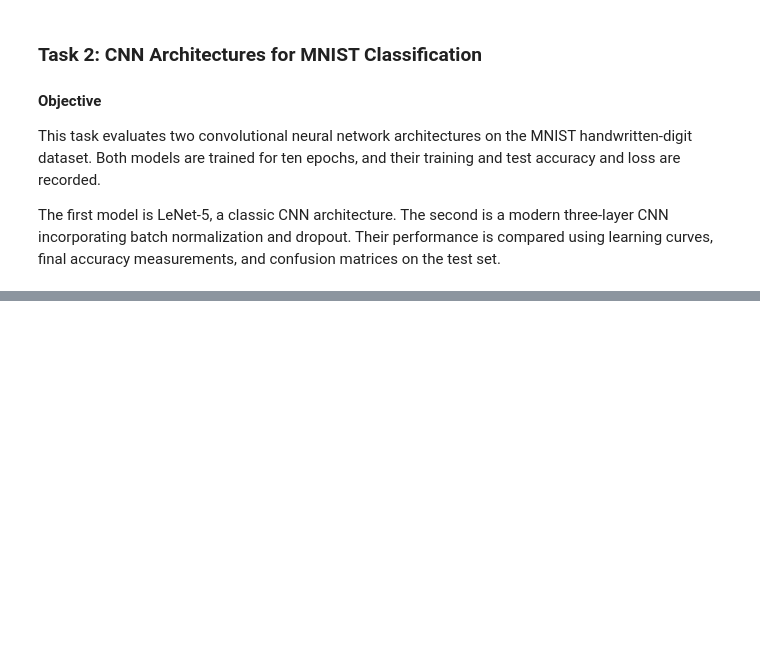
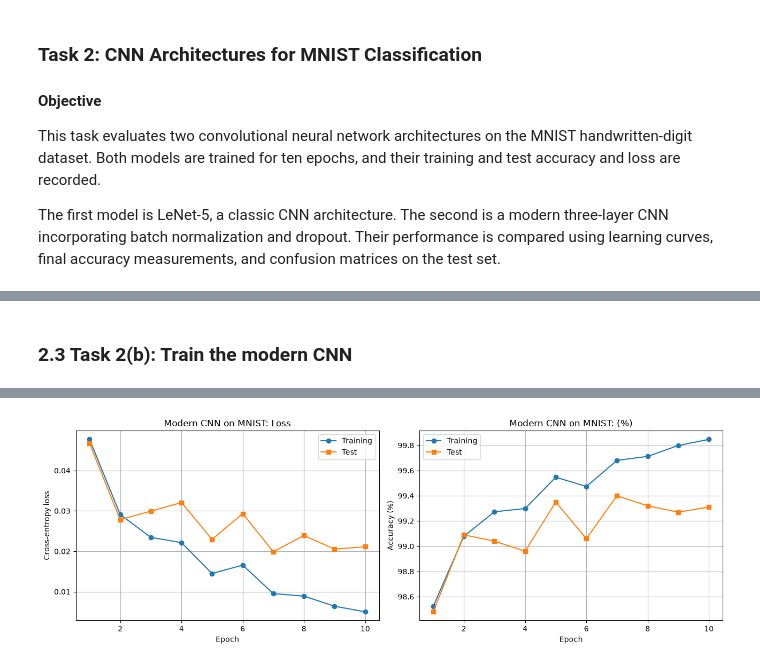
Before and after one commit to Saruka03/EN3160-Assignment-03, a Jupyter notebook: notebooks/EN3160_Assignment_3.ipynb, the cells around one changed output, grey strips where cells are left out. Drawn from its saved outputs; the diff is of its cells as text; code cells hidden in the pictures; blank space fills up the shorter version.

```diff
--- a/notebooks/EN3160_Assignment_3.ipynb
+++ b/notebooks/EN3160_Assignment_3.ipynb
@@ -1447,0 +451,9 @@ The two approaches are compared using training accuracy, validation accuracy, an
+# %% [markdown]
+### 2.3 Task 2(b): Train the modern CNN
+# %%
+set_seed()
+modern_model = ModernCNN()
+opt = optim.Adam(modern_model.parameters(), lr=0.001)
+modern_model, hist_modern = fit(modern_model, "Modern CNN", trainloader_mnist, testloader_mnist, opt, epochs=10)
+plot_history(hist_modern, "Modern CNN on MNIST")
+# %% [output]
@@ -1447,0 +471 @@ The two approaches are compared using training accuracy, validation accuracy, an
+[figure, added]
```
Also changed, not shown: parts of 68 cells of this notebook, 5 other files.
